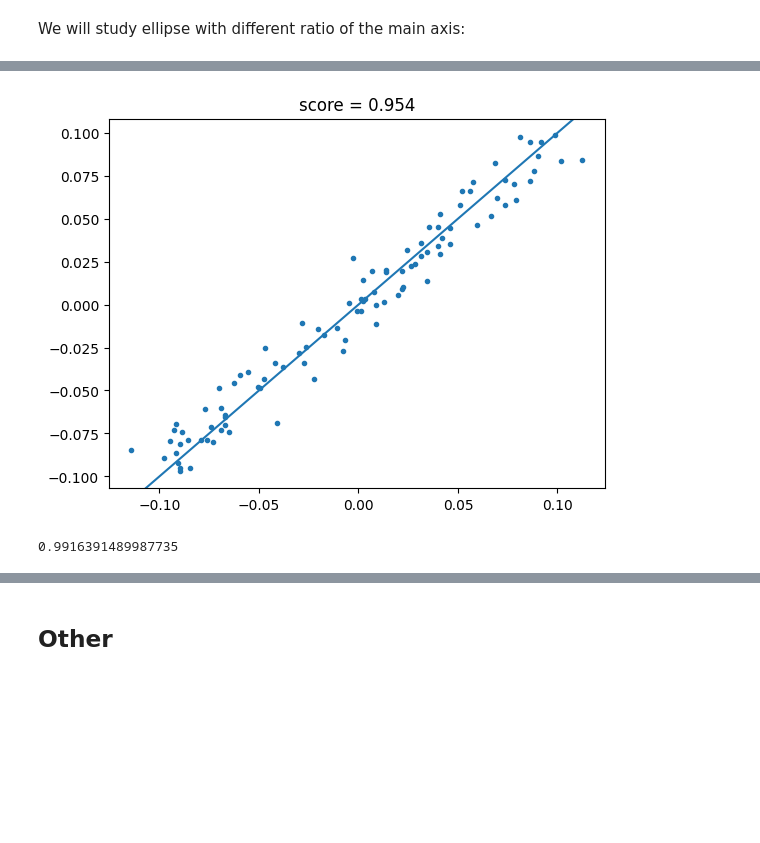
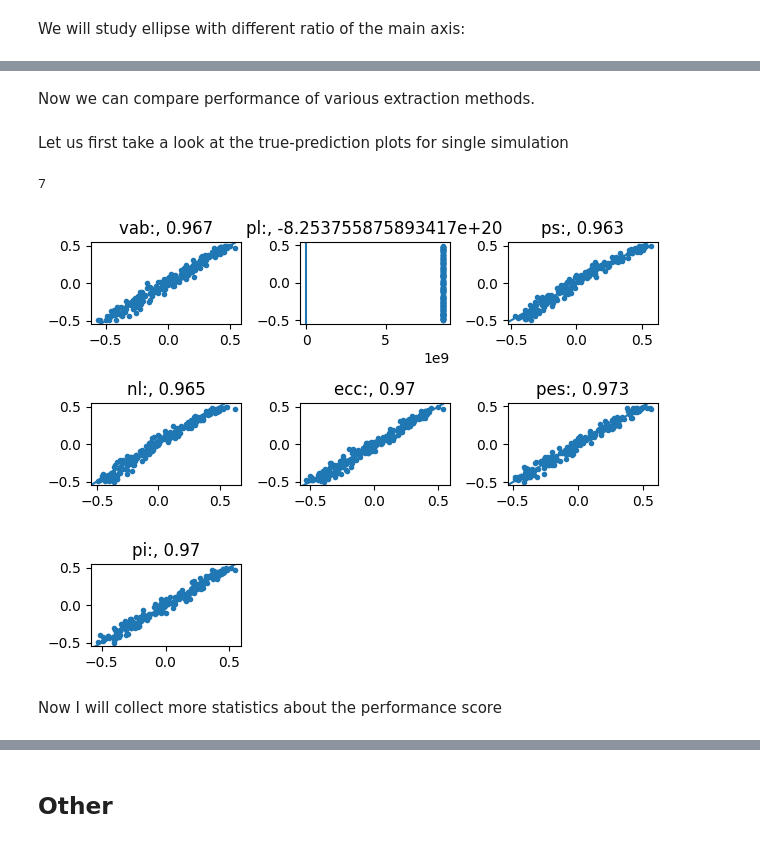
Before and after one commit to ALuchinsky/vpb_python, a Jupyter notebook: python/test_TDAvectorizer.ipynb, the cells around one changed output, grey strips where cells are left out. Saved outputs shown, nothing was run; the diff lists cells and outputs as text; code cells hidden in the pictures; blank space fills up the shorter version.

Commit message:
More statistics

```diff
--- a/python/test_TDAvectorizer.ipynb
+++ b/python/test_TDAvectorizer.ipynb
@@ -252,13 +248,32 @@ X.shape
-# %%
-reg = LinearRegression().fit(X, ratList)
-preds = reg.predict(X)
-plt.plot(preds, ratList, ".")
-plt.gca().axline( (0,0), slope=1)
-plt.title(f"score = { round(reg.score(X, ratList), 3)}")
-plt.show()
-# %% [output]
-[figure, removed]
-# %%
-reg.score(X, ratList)
-# %% [output]
-0.9916391489987735
+# %% [markdown]
+Now we can compare performance of various extraction methods.
+# %% [markdown]
+Let us first take a look at the true-prediction plots for single simulation
+# %%
+def computeScore(vect, y, method, homDim = 0, plot = False, Xseq = np.linspace(0,2,20), ax = None):
+    X = vect.transform(homDim = homDim, output = method, xSeq=Xseq)
+    X_train, X_test, y_train, y_test = train_test_split(X, y, train_size=0.8)
+    reg = LinearRegression().fit(X_train, y_train)
+    score = reg.score(X_test, y_test)
+    if plot:
+        if ax is None:
+            ax = plt.gca()
+        predictions = reg.predict(X_test)
+        ax.plot(predictions, y_test, ".")
+        ax.axline( (0,0), slope=1)
+        ax.set_title(f"{method}:, { round(score, 3)}")
+    return score
+# %%
+methodList = ["vab", "pl", "ps", "nl", "ecc", "pes", "pi"]
+len(methodList)
+# %% [output]
+7
+# %%
+for i, method in enumerate(methodList):
+    ax = plt.subplot(3, 3, i+1)
+    computeScore(vect2, ratList, method, homDim = 0, plot = True, ax = ax)
+plt.tight_layout()
+# %% [output]
+[figure, added]
+# %% [markdown]
+Now I will collect more statistics about the performance score
```
Also changed, not shown: parts of 17 cells of this notebook, 3 other files.
